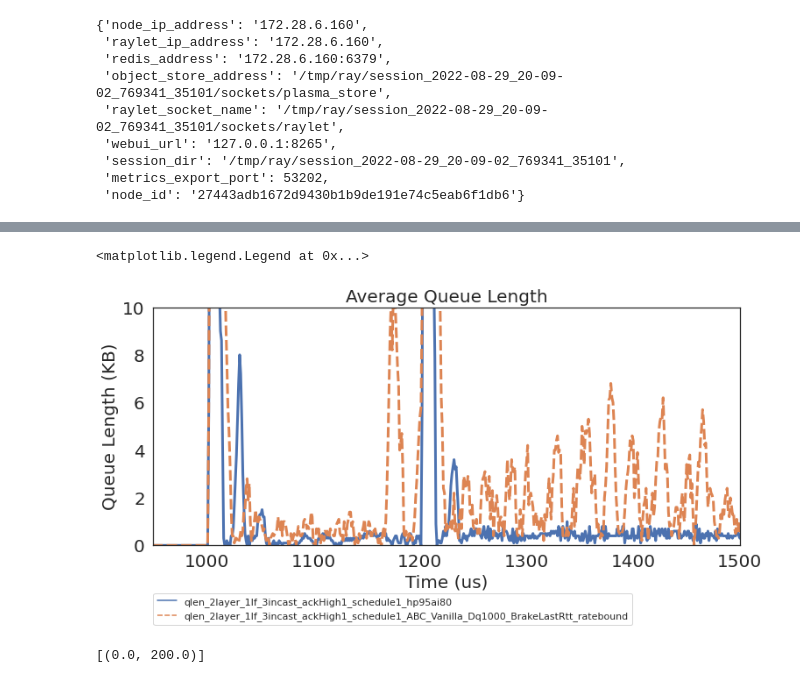
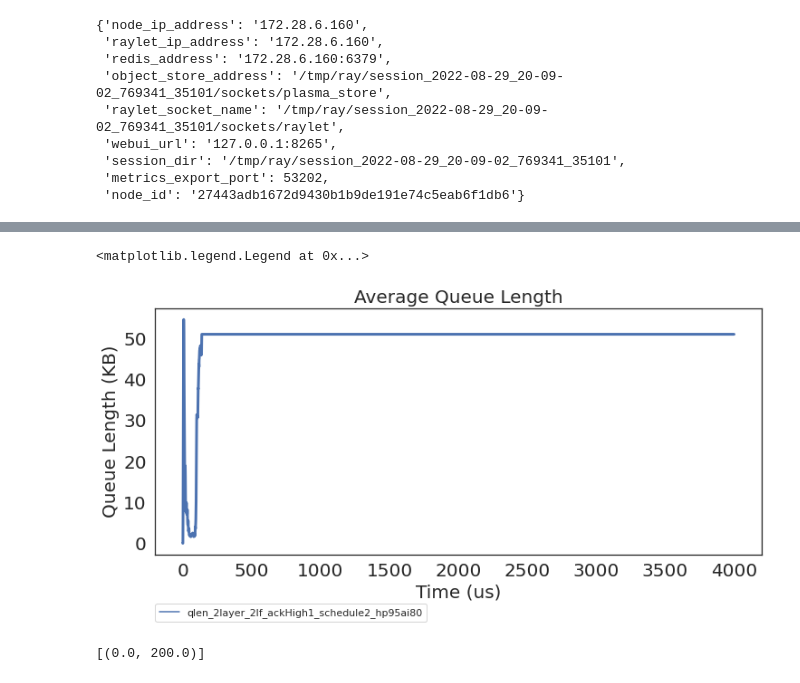
Before and after one commit to cxyzhao/High-Precision-Congestion-Control, a Jupyter notebook: cc_exp_ctrl.ipynb, the cells around one changed output, grey strips where cells are left out. Cells and saved outputs as stored; diff of their text form; code cells hidden in the pictures.

```diff
--- a/cc_exp_ctrl.ipynb
+++ b/cc_exp_ctrl.ipynb
@@ -358,9 +373,9 @@ def variable_name_translate(df):
 percent = 95
 
 
-common_prefix = "2layer_FbHdp_distribution_n64_load0.6_t0.1_incast0_pattern0_ackHigh1_schedule1"
+#common_prefix = "2layer_FbHdp_distribution_n64_load0.6_t0.1_incast0_pattern0_ackHigh1_schedule2"
 #common_prefix = "2layer_FbHdp_distribution_n64_load0.6_t0.1_incast0_pattern0_priority1_ackHigh1_schedule1"
-# common_prefix = "2layer_M_FbHdp_ackHigh1_schedule1"
+common_prefix = "2layer_M_FbHdp_ackHigh1_schedule2"
 #common_prefix = "2layer_WebSearch_distribution_n64_load0.6_t0.1_incast0_pattern0_ackHigh1"
 #common_prefix = "2layer_1longflow_ackHigh1"
 #common_prefix = "2layer_singleflow_ackHigh1"
@@ -399,9 +414,9 @@ for cc in ["abc"]:
             for abc_delta in [12000]:
                 for abc_dqinterval in [0, 1000]:
                     for abc_tokenminbound in [1]:
-                        for abc_markmode in [1]:
-                            for schedule in [1]:
-                                for abc_ratebound in [0, 1]:
+                        for abc_markmode in [1, 2]:
+                            for schedule in [2]:
+                                for abc_ratebound in [1]:
                                     cc_config = copy.deepcopy(cc_config_template)
                                     cc_config['cc']  = cc
                                     cc_config['abc_eta'] = abc_eta
@@ -471,7 +488,7 @@ def get_avg_qlen(df):
     return pd.DataFrame(tseries_qlen_avg, columns=["Avg_qLen"])
 
 qlen_dir = "/home/cxyzhao/High-Precision-Congestion-Control/simulation/mix/"
-common_prefix = "2layer_1lf_3incast_ackHigh1_schedule1"
+common_prefix = "2layer_2lf_ackHigh1_schedule2"
 prefix = "qlen_" + common_prefix + "_"
 
 cc_config_lst = []
@@ -480,27 +497,27 @@ for cc in ["hp"]:
     cc_config['cc']  = cc
     cc_config_lst.append(cc_config)
 
-for cc in ["abc"]:
-    for abc_eta in [0.95]:
-        for abc_token in [50]:
-            for abc_delta in [12000]:
-                for abc_dqinterval in [1000]:
-                    for abc_tokenminbound in [1]:
-                        for abc_markmode in [1]:
-                            for schedule in [1]:
-                                for abc_ratebound in [1]:
-                                    cc_config = copy.deepcopy(cc_config_template)
-                                    cc_config['cc']  = cc
-                                    cc_config['abc_eta'] = abc_eta
-                                    cc_config['abc_token'] = abc_token
-                                    cc_config['abc_delta'] = abc_delta
-                                    cc_config['abc_dqinterval'] =  abc_dqinterval
-                                    cc_config['abc_tokenminbound'] = abc_tokenminbound
-                                    cc_config['abc_markmode'] = abc_markmode
-                                    cc_config['abc_ratebound'] = abc_ratebound
-                                    cc_config['abc_brake_lastrtt'] = 1
-                                    cc_config['schedule'] = schedule
-                                    cc_config_lst.append(cc_config)
+# for cc in ["abc"]:
+#     for abc_eta in [0.95]:
+#         for abc_token in [50]:
+#             for abc_delta in [12000]:
+#                 for abc_dqinterval in [1000]:
+#                     for abc_tokenminbound in [1]:
+#                         for abc_markmode in [1]:
+#                             for schedule in [1]:
+#                                 for abc_ratebound in [1]:
+#                                     cc_config = copy.deepcopy(cc_config_template)
+#                                     cc_config['cc']  = cc
+#                                     cc_config['abc_eta'] = abc_eta
+#                                     cc_config['abc_token'] = abc_token
+#                                     cc_config['abc_delta'] = abc_delta
+#                                     cc_config['abc_dqinterval'] =  abc_dqinterval
+#                                     cc_config['abc_tokenminbound'] = abc_tokenminbound
+#                                     cc_config['abc_markmode'] = abc_markmode
+#                                     cc_config['abc_ratebound'] = abc_ratebound
+#                                     cc_config['abc_brake_lastrtt'] = 1
+#                                     cc_config['schedule'] = schedule
+#                                     cc_config_lst.append(cc_config)
 
 
 qlen_name_lst = []
@@ -517,7 +534,7 @@ for qlen_name in qlen_name_lst:
     with open(qlen_file) as f:
         lines =f.readlines()
         for line in lines:
-            if line.find("2002000000") != -1:
+            if line.find("2004000000") != -1:
                 break
             if line.find("time") != -1:
                 continue
@@ -529,36 +546,36 @@ for qlen_name in qlen_name_lst:
                     port_to_qlenDist[name] = []
                 port_to_qlenDist[name].append(lst[2:])
 
     avg_qlen = get_avg_qlen(pd.DataFrame(port_to_qlenDist["switch64port2"]).T)
     avg_qlen.columns = [cc_name]
     df = pd.concat([df, avg_qlen])
     df.columns = [single_str_translate(name) for name in df.columns]
     all_df = pd.concat([all_df, df])
 
 
 
 sns.set(rc={'figure.figsize':(12,5)})
 sns.set_style('white')
 
 #g.set_yticks([5000 * (i+1) for i in range(8)])
 
 #g.set_yticklabels(g.get_yticks(), size=20)
 plt.yticks(fontsize=20)
 plt.xticks(fontsize=20)
 
 
 g= sns.lineplot(data=all_df, linewidth=3)
 
 g.set_title("Average Queue Length", fontsize = 20)
 g.set_xlabel("Time (us)", fontsize = 20)
-g.set(xlim=(950, 1500))
-g.set(ylim=(0, 10))
+# g.set(xlim=(950, 1500))
+# g.set(ylim=(0, 10))
 g.set_ylabel("Queue Length (KB)", fontsize = 20)
 plt.legend(bbox_to_anchor=(0, -0.2), loc=2, borderaxespad=0.)
 # plt.legend([],[], frameon=False)
 # %% [output]
 <matplotlib.legend.Legend at 0x...>
-[figure, old version]
+[figure, new version]
 # %%
 import pandas as pd
 import seaborn as sns
```
Also changed, not shown: parts of 6 cells of this notebook, 2 other files.
